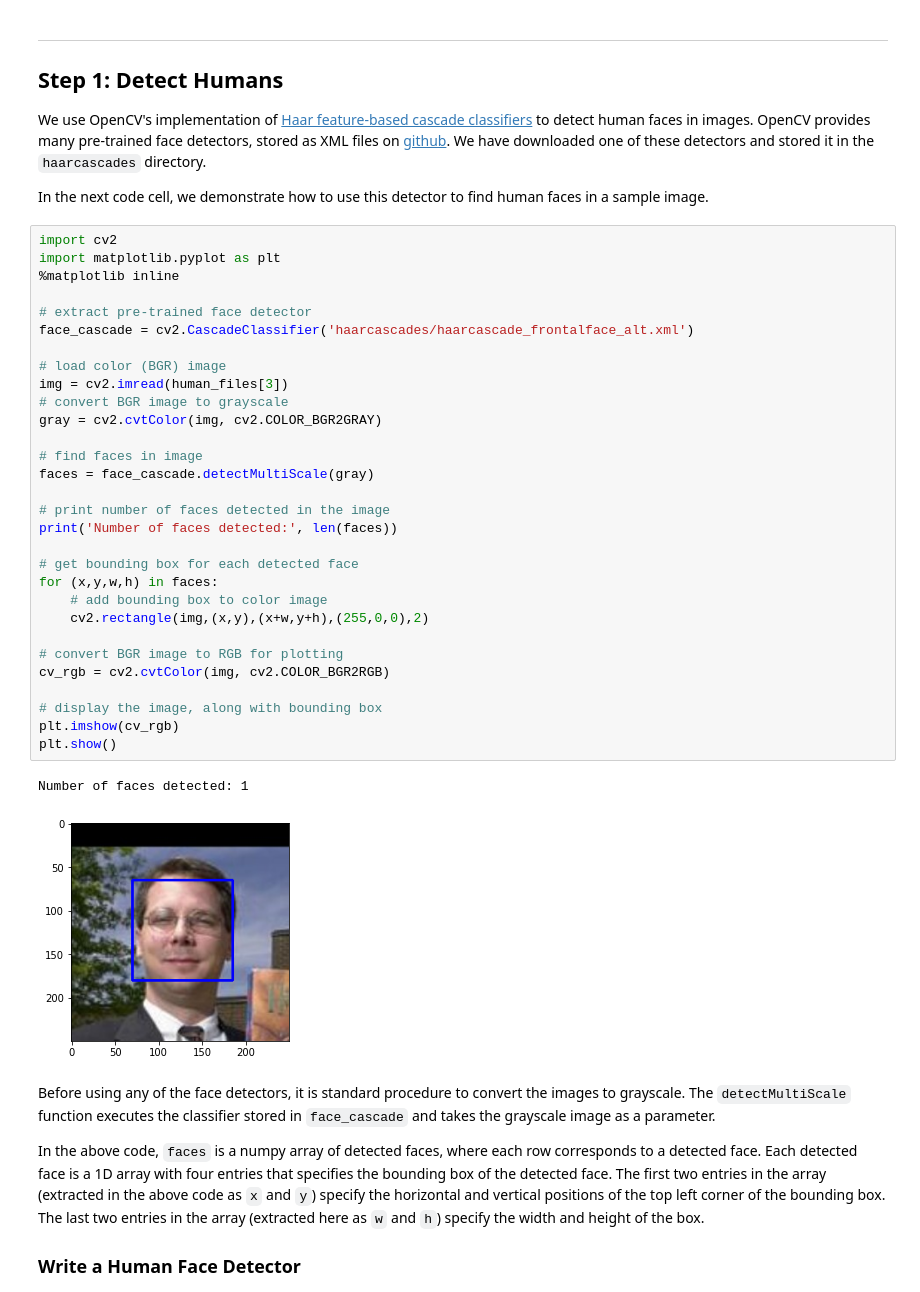
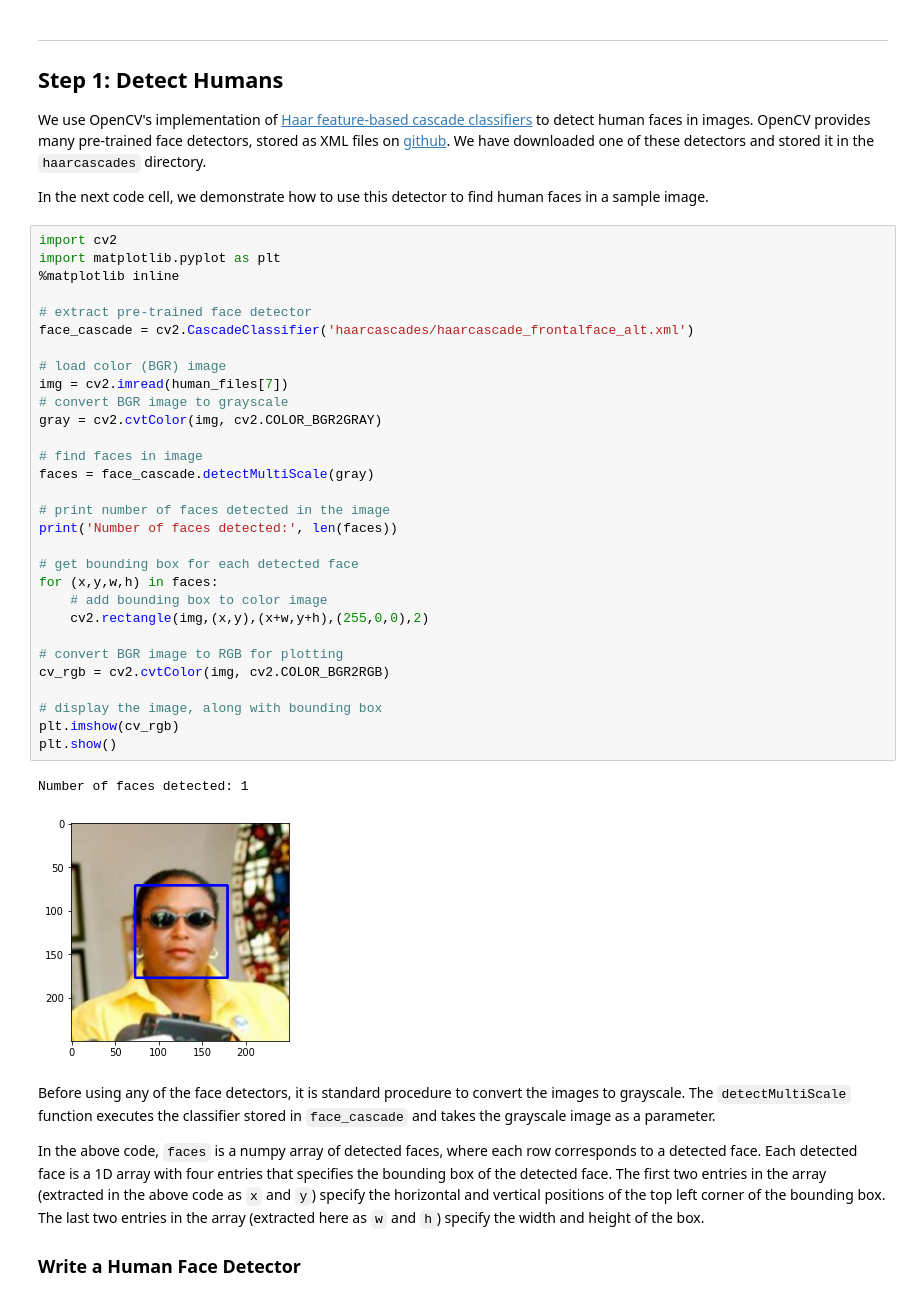
Before and after one commit to bhupendpatil/Practice, a Jupyter notebook: Deep Learning/Convolutional Networks/Dog Breed Classifier/dog_app.ipynb, the cells around one changed output. Cells and saved outputs as stored; diff of their text form.

```diff
--- a/Deep Learning/Convolutional Networks/Dog Breed Classifier/dog_app.ipynb
+++ b/Deep Learning/Convolutional Networks/Dog Breed Classifier/dog_app.ipynb
@@ -151,35 +175,35 @@ In the next code cell, we demonstrate how to use this detector to find human fac
 import cv2
 import matplotlib.pyplot as plt
 %matplotlib inline
 
 # extract pre-trained face detector
 face_cascade = cv2.CascadeClassifier('haarcascades/haarcascade_frontalface_alt.xml')
 
 # load color (BGR) image
-img = cv2.imread(human_files[3])
+img = cv2.imread(human_files[7])
 # convert BGR image to grayscale
 gray = cv2.cvtColor(img, cv2.COLOR_BGR2GRAY)
 
 # find faces in image
 faces = face_cascade.detectMultiScale(gray)
 
 # print number of faces detected in the image
 print('Number of faces detected:', len(faces))
 
 # get bounding box for each detected face
 for (x,y,w,h) in faces:
     # add bounding box to color image
     cv2.rectangle(img,(x,y),(x+w,y+h),(255,0,0),2)
 
 # convert BGR image to RGB for plotting
 cv_rgb = cv2.cvtColor(img, cv2.COLOR_BGR2RGB)
 
 # display the image, along with bounding box
 plt.imshow(cv_rgb)
 plt.show()
 # %% [output]
 Number of faces detected: 1
-[figure, old version]
+[figure, new version]
 # %% [markdown]
 Before using any of the face detectors, it is standard procedure to convert the images to grayscale.  The `detectMultiScale` function executes the classifier stored in `face_cascade` and takes the grayscale image as a parameter.
 
```
Also changed, not shown: parts of 8 cells of this notebook.
